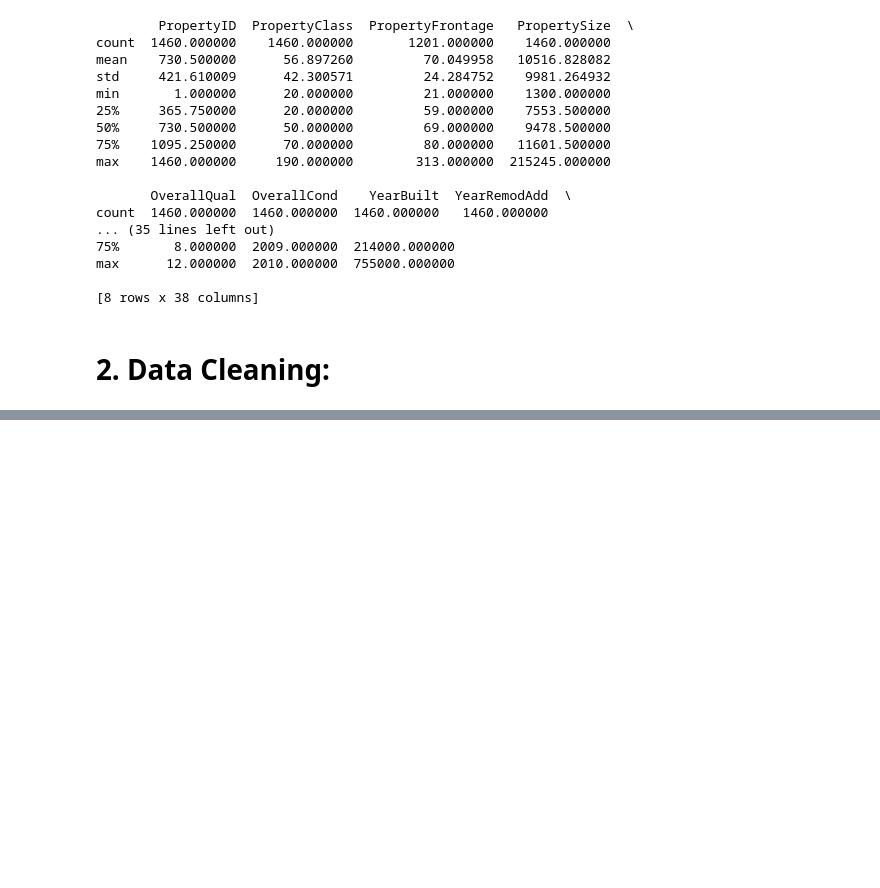
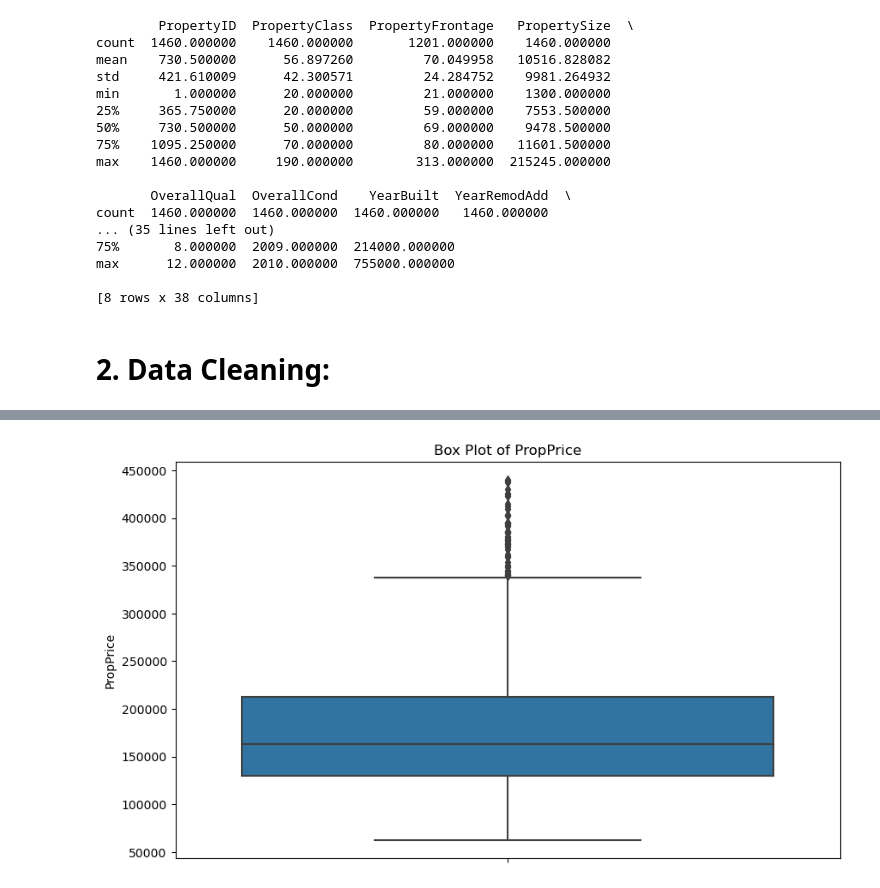
Before and after one commit to analysis86/Capstone-Project-1, a Jupyter notebook: Note_Book/Capstone Project.ipynb, the cells around one changed output, grey strips where cells are left out. Cells and saved outputs as stored; diff of their text form; code cells hidden in the pictures; blank space fills up the shorter version.

```diff
--- a/Note_Book/Capstone Project.ipynb
+++ b/Note_Book/Capstone Project.ipynb
@@ -121,0 +271,12 @@ max      12.000000  2010.000000  755000.000000
+# %%
+quantile_low = df['PropPrice'].quantile(0.01)
+quantile_high = df['PropPrice'].quantile(0.99)
+df = df[(df['PropPrice']>quantile_low) & (df['PropPrice']<quantile_high)]
+# %%
+plt.figure(figsize=(10, 6))
+sns.boxplot(data=df, y='PropPrice')
+plt.ylabel('PropPrice')
+plt.title('Box Plot of PropPrice')
+plt.show()
+# %% [output]
+[figure, added]
```
Also changed, not shown: parts of 39 cells of this notebook, 1 other file.
